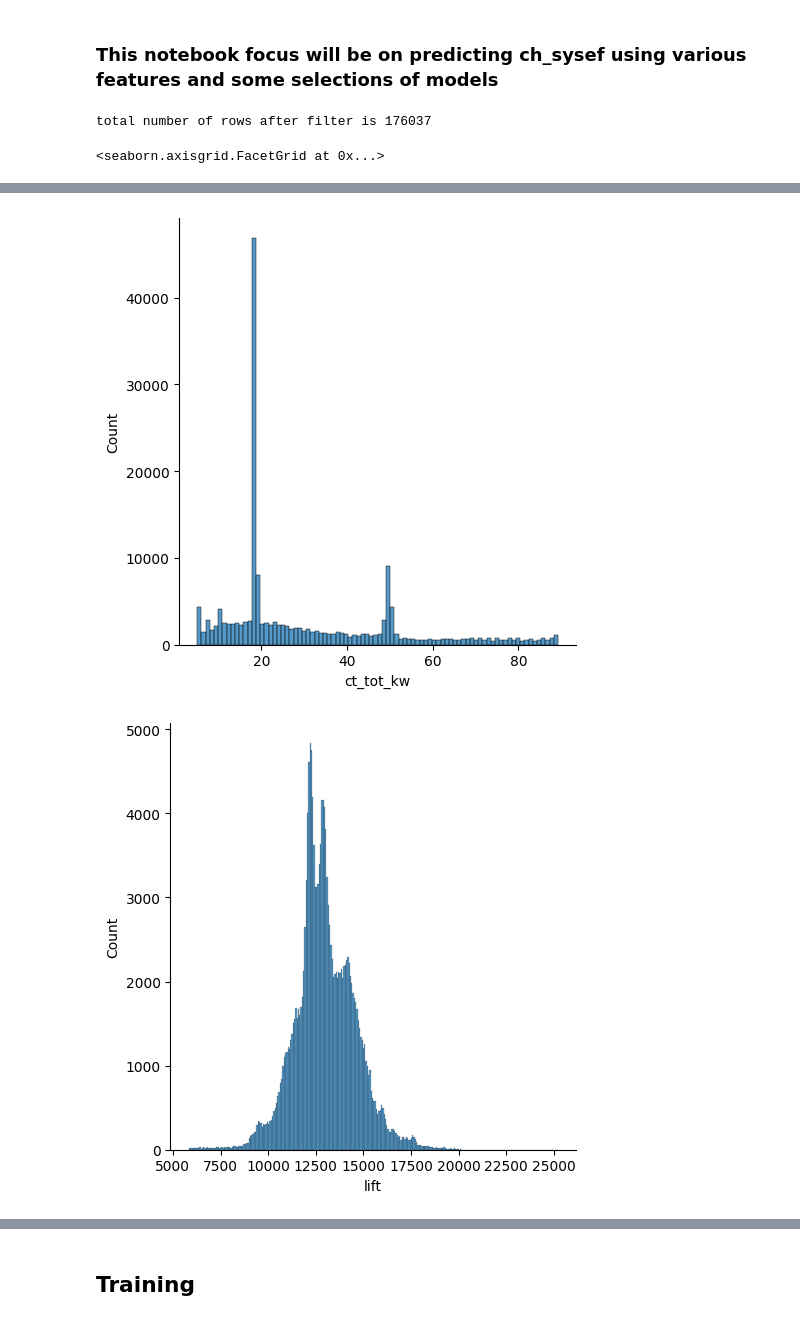
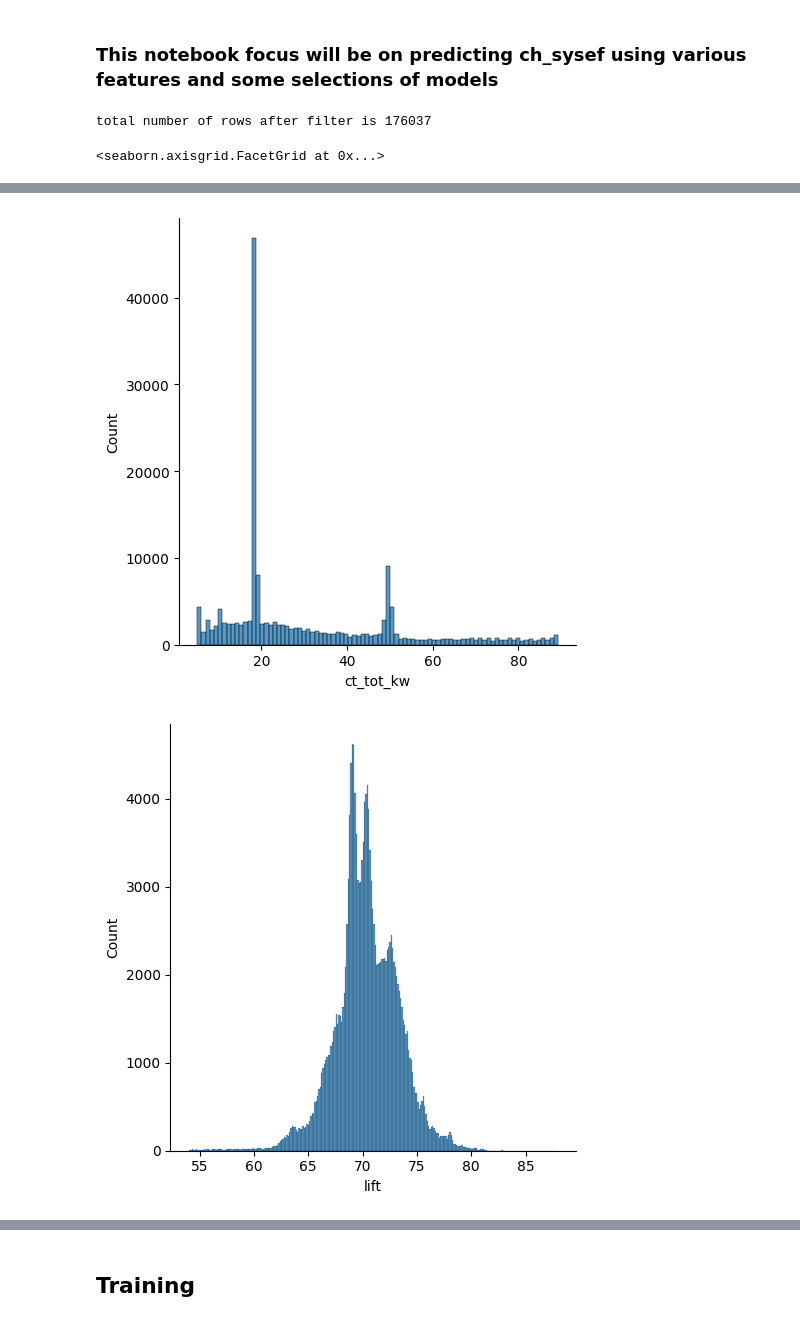
Before and after one commit to kaerintern/optimization, a Jupyter notebook: parklane/Experiments/model_training.ipynb, the cells around one changed output, grey strips where cells are left out. Cells and saved outputs as stored; diff of their text form; code cells hidden in the pictures.

```diff
--- a/parklane/Experiments/parklane_ch_sysef_pred.ipynb
+++ b/parklane/Experiments/model_training.ipynb
@@ -16,6 +21,7 @@ import warnings
 warnings.filterwarnings("ignore", category=DeprecationWarning)
 # %%
-df = pd.read_csv(r"/Users/admin/Desktop/optimization/optimization/parklane_combined_edited.csv")
+dataset_path = os.environ['mac_dataset_path']
+df = pd.read_csv(dataset_path)
 print('Unfiltered row of dataframe is {}'.format(len(df)))
 # %% [output]
 Unfiltered row of dataframe is 727657
@@ -61,42 +67,41 @@ fil_df['ch_run'] = fil_df['ch_run'].astype(int)
 # ct approach
 fil_df['ct_approach'] = fil_df['h_cwst'] - fil_df['wea_ct_wb']
 fil_df = fil_df[fil_df['ct_approach']<=4]
 
 # ct_tot_kw
 fil_df['ct_tot_kw'] = fil_df['ct_1_kw'] + fil_df['ct_2_kw']
 fil_df = fil_df[(fil_df['ct_tot_kw']>=2) & (fil_df['ct_tot_kw']<=20)]
 
+
 print("total number of rows after filter is {}".format(len(fil_df)))
 
 # columns manipulation
-fil_df['ch_sysef'] = int(os.environ['ch_sysef_const']) ** fil_df['ch_sysef']
-fil_df['h_cwst'] = fil_df['h_cwst'] ** int(os.environ['h_cwst_const'])
-fil_df['h_cwrt'] = fil_df['h_cwrt'] ** int(os.environ['h_cwrt_const'])
-fil_df['ct_tot_kw'] = fil_df['ct_tot_kw'] ** int(os.environ['ct_tot_const'])
-fil_df['lift'] = fil_df['lift'] * int(os.environ['lift_const'])
-fil_df['wea_ct_wb'] = fil_df['wea_ct_wb'] ** int(os.environ['wea_wb_const'])
+fil_df['ch_sysef'] = np.int32(os.environ['ch_sysef_const']) ** fil_df['ch_sysef']
+fil_df['h_cwst'] = fil_df['h_cwst'] ** np.float32(os.environ['h_cwst_const'])
+fil_df['h_cwrt'] = fil_df['h_cwrt'] ** np.float32(os.environ['h_cwrt_const'])
+fil_df['ct_tot_kw'] = fil_df['ct_tot_kw'] ** np.float32(os.environ['ct_tot_const'])
+fil_df['lift'] = fil_df['lift'] * np.int32(os.environ['lift_const'])
+fil_df['wea_ct_wb'] = fil_df['wea_ct_wb'] ** np.float32(os.environ['wea_wb_const'])
 
 # selecting related features only
-ch_sysef_df = fil_df[['ch_sysef','ch_run', 'h_cwst', 'h_cwrt', 'ct_tot_kw', 'lift', 'sys_cl', 'wea_ct_wb', 'wea_ct_db', 'wea_ct_rh']]
+ch_sysef_df = fil_df[['ch_sysef','ch_run', 'h_cwst', 'h_cwrt', 'ct_tot_kw', 'lift', 'sys_cl', 'wea_ct_wb']]
 ch_sysef_df = ch_sysef_df.drop_duplicates().dropna().reset_index()
 
 # distribution
 sns.displot(ch_sysef_df, x="ch_sysef")
 sns.displot(ch_sysef_df, x="h_cwst")
 sns.displot(ch_sysef_df, x="h_cwrt")
 sns.displot(ch_sysef_df, x="ct_tot_kw")
 sns.displot(ch_sysef_df, x="lift")
 sns.displot(ch_sysef_df, x="sys_cl")
 sns.displot(ch_sysef_df, x="wea_ct_wb")
-sns.displot(ch_sysef_df, x="wea_ct_db")
-sns.displot(ch_sysef_df, x="wea_ct_rh")
 # %% [output]
 total number of rows after filter is 176037
 <seaborn.axisgrid.FacetGrid at 0x...>
 [figure]
 [figure]
 [figure]
 [figure]
-[figure, old version]
+[figure, new version]
 [figure]
 [figure]
```
Also changed, not shown: parts of 11 cells of this notebook.
